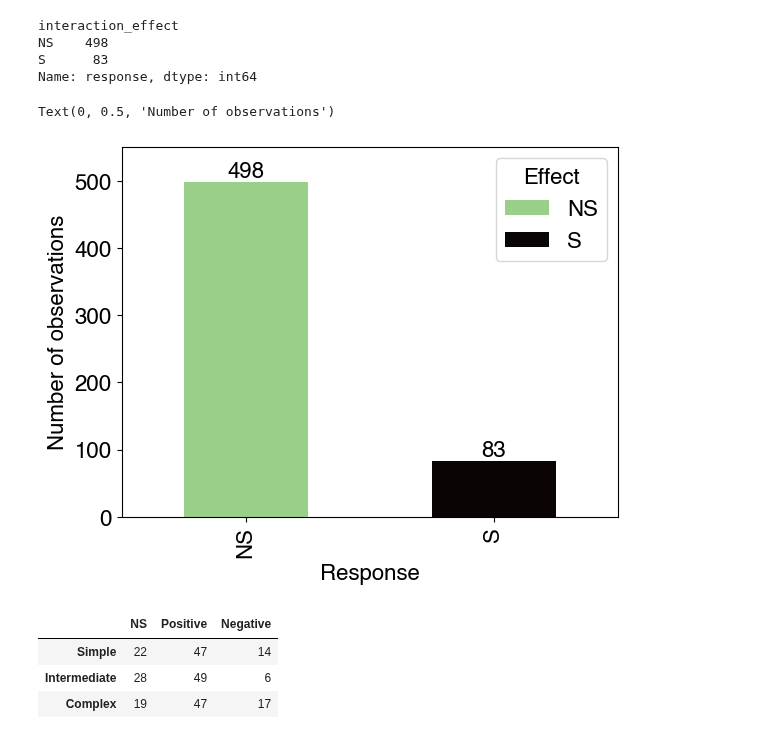
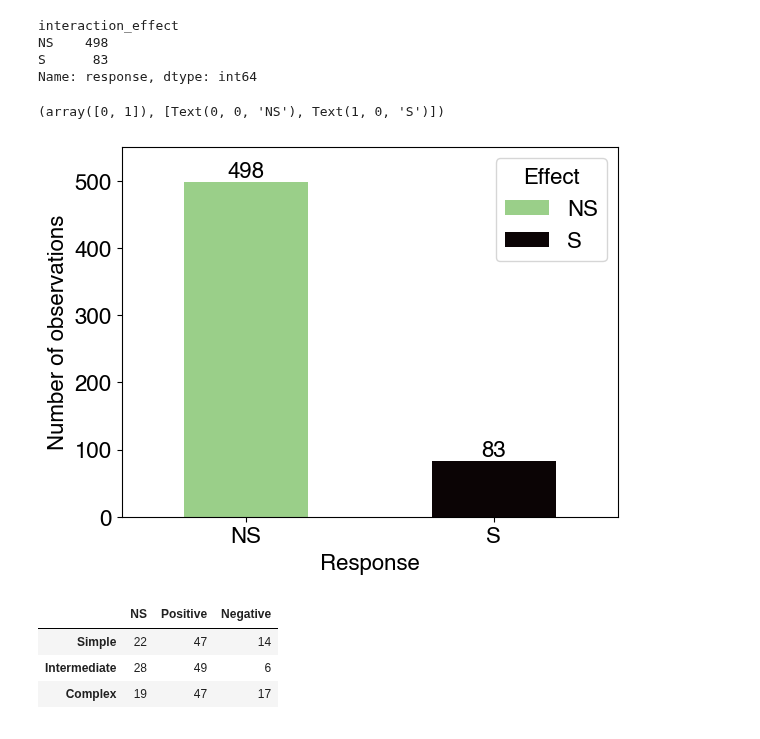
Before and after one commit to chloecho31/cornell, a Jupyter notebook: Literature_Review/lit_review_analysis_for_paper.ipynb, the cells around one changed output. Saved outputs shown, nothing was run; the diff lists cells and outputs as text; code cells hidden in the pictures.

Commit message:
scm visualizations for extension reports

```diff
--- a/Literature_Review/lit_review_analysis_for_paper.ipynb
+++ b/Literature_Review/lit_review_analysis_for_paper.ipynb
@@ -247,7 +247,7 @@ ax3 = (
     lit_review_data.groupby(["response_category"])[["local_effect"]]
     .value_counts(normalize=True)
     .mul(100)
-    .round(1)
+    .round(0)
     .unstack()[["NS", "Positive", "Negative"]]
     .loc[['Natural enemy', 'Pollinator', 'Pest', 'Crop', 'Arthropod']]
     .plot(
@@ -312,7 +312,7 @@ ax3 = (
     lit_review_data.groupby(["response_category"])[["landscape_effect"]]
     .value_counts(normalize=True)
     .mul(100)
-    .round(1)
+    .round(0)
     .unstack()[["NS", "Positive", "Negative"]]
     .loc[['Natural enemy', 'Pollinator', 'Pest', 'Crop', 'Arthropod']]
     .plot(
@@ -380,7 +380,7 @@ ax9 = (
     lit_review_data.groupby(["response_type"])[["local_effect"]]
     .value_counts(normalize=True)
     .mul(100)
-    .round(1)
+    .round(0)
     .unstack()[["NS", "Positive", "Negative"]]
     .plot(
         kind="bar",
@@ -444,7 +444,7 @@ ax10 = (
     lit_review_data.groupby(["response_type"])[["landscape_effect"]]
     .value_counts(normalize=True)
     .mul(100)
-    .round(1)
+    .round(0)
     .unstack()[["NS", "Positive", "Negative"]]
     .plot(
         kind="bar",
@@ -1019,24 +1019,25 @@ Name: response, dtype: int64
 # %%
 plt.rcParams['font.sans-serif'] = ['Helvetica']
 plt.rcParams.update({'font.size': 16})
 
 ax = sig_interactions.plot.bar(color=["#9ACF89", "#0B0405"])
 
 for container in ax.containers:
     ax.bar_label(container, fontsize=16)
 
 handles = [
     Patch(facecolor="#9ACF89", label="NS"),
     Patch(facecolor="#0B0405", label="S")
 ]
 
 plt.legend(title="Effect", handles=handles)
 ax.set_ylim(0, 550)
 ax.set_xlabel('Response')
 ax.set_ylabel('Number of observations')
+plt.xticks(rotation=0)
 # %% [output]
-Text(0, 0.5, 'Number of observations')
+(array([0, 1]), [Text(0, 0, 'NS'), Text(1, 0, 'S')])
-[figure, old version]
+[figure, new version]
 # %%
 interaction_data[["Simple", "Intermediate", "Complex"]].apply(pd.Series.value_counts).T[["NS", "Positive", "Negative"]]
 # %% [output]
```
Also changed, not shown: parts of 2 cells of this notebook, 38 other files.
